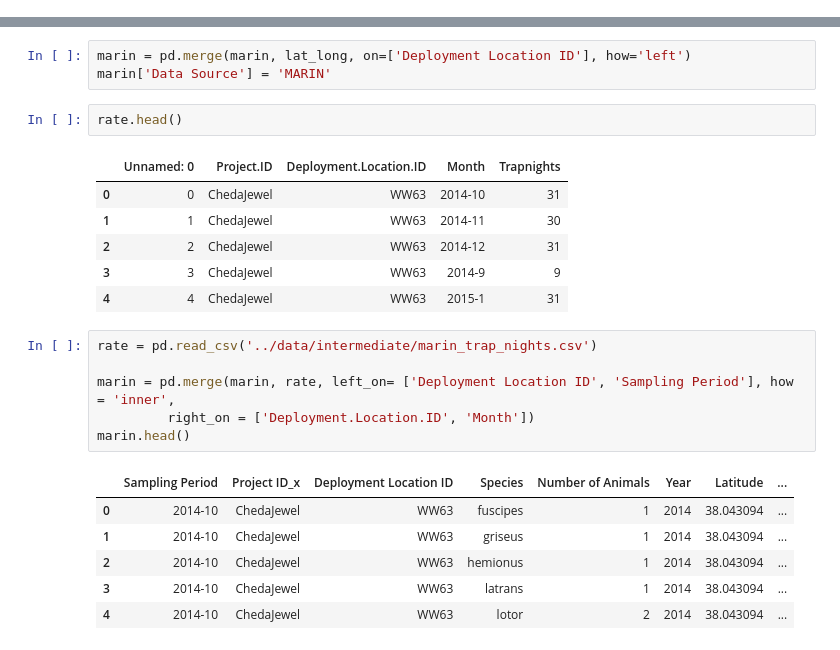
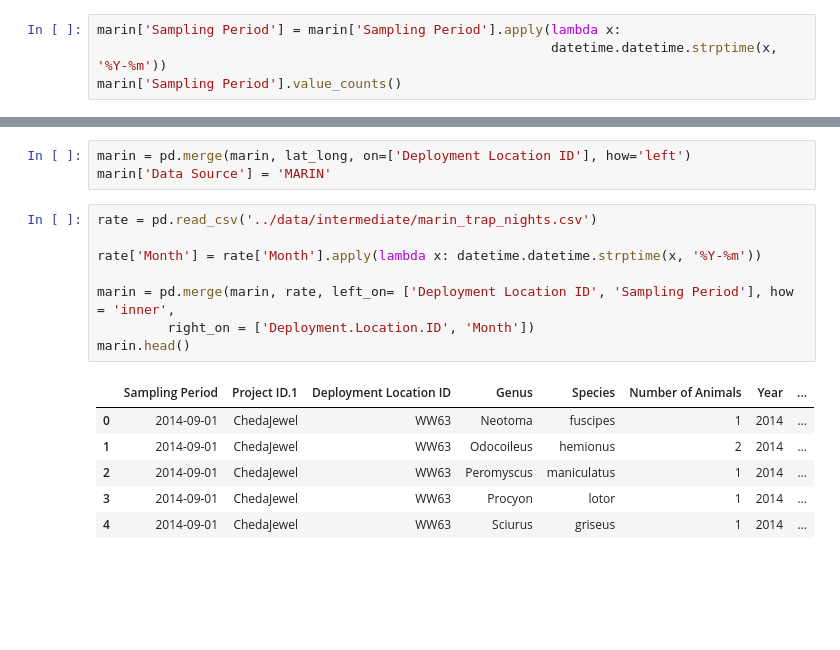
Before and after one commit to ConservationInternational/ShinyCam, a Jupyter notebook: notebooks/data_munging_marin.ipynb, the cells around one changed output, grey strips where cells are left out. Saved outputs shown, nothing was run; the diff lists cells and outputs as text; blank space fills up the shorter version.

```diff
--- a/notebooks/data_munging_marin.ipynb
+++ b/notebooks/data_munging_marin.ipynb
@@ -16,0 +9,4 @@ marin.head()
+# %%
+marin['Sampling Period'] = marin['Sampling Period'].apply(lambda x:
+                                                          datetime.datetime.strptime(x, '%Y-%m'))
+marin['Sampling Period'].value_counts()
@@ -34,25 +48,18 @@ lat_long.head()
 # %%
 marin = pd.merge(marin, lat_long, on=['Deployment Location ID'], how='left')
 marin['Data Source'] = 'MARIN'
-# %%
-rate.head()
-# %% [output]
-|  | Unnamed: 0 | Project.ID | Deployment.Location.ID | Month | Trapnights |
-| 0 | 0 | ChedaJewel | WW63 | 2014-10 | 31 |
-| 1 | 1 | ChedaJewel | WW63 | 2014-11 | 30 |
-| 2 | 2 | ChedaJewel | WW63 | 2014-12 | 31 |
-| 3 | 3 | ChedaJewel | WW63 | 2014-9 | 9 |
-| 4 | 4 | ChedaJewel | WW63 | 2015-1 | 31 |
 # %%
 rate = pd.read_csv('../data/intermediate/marin_trap_nights.csv')
+
+rate['Month'] = rate['Month'].apply(lambda x: datetime.datetime.strptime(x, '%Y-%m'))
 
 marin = pd.merge(marin, rate, left_on= ['Deployment Location ID', 'Sampling Period'], how = 'inner',
          right_on = ['Deployment.Location.ID', 'Month'])
 marin.head()
 # %% [output]
-|  | Sampling Period | Project ID_x | Deployment Location ID | Species | Number of Animals | Year | Latitude | ... |
-| 0 | 2014-10 | ChedaJewel | WW63 | fuscipes | 1 | 2014 | 38.043094 | ... |
-| 1 | 2014-10 | ChedaJewel | WW63 | griseus | 1 | 2014 | 38.043094 | ... |
-| 2 | 2014-10 | ChedaJewel | WW63 | hemionus | 1 | 2014 | 38.043094 | ... |
-| 3 | 2014-10 | ChedaJewel | WW63 | latrans | 1 | 2014 | 38.043094 | ... |
-| 4 | 2014-10 | ChedaJewel | WW63 | lotor | 2 | 2014 | 38.043094 | ... |
+|  | Sampling Period | Project ID.1 | Deployment Location ID | Genus | Species | Number of Animals | Year | ... |
+| 0 | 2014-09-01 | ChedaJewel | WW63 | Neotoma | fuscipes | 1 | 2014 | ... |
+| 1 | 2014-09-01 | ChedaJewel | WW63 | Odocoileus | hemionus | 2 | 2014 | ... |
+| 2 | 2014-09-01 | ChedaJewel | WW63 | Peromyscus | maniculatus | 1 | 2014 | ... |
+| 3 | 2014-09-01 | ChedaJewel | WW63 | Procyon | lotor | 1 | 2014 | ... |
+| 4 | 2014-09-01 | ChedaJewel | WW63 | Sciurus | griseus | 1 | 2014 | ... |
```
Also changed, not shown: parts of 10 cells of this notebook, 1 other file.
